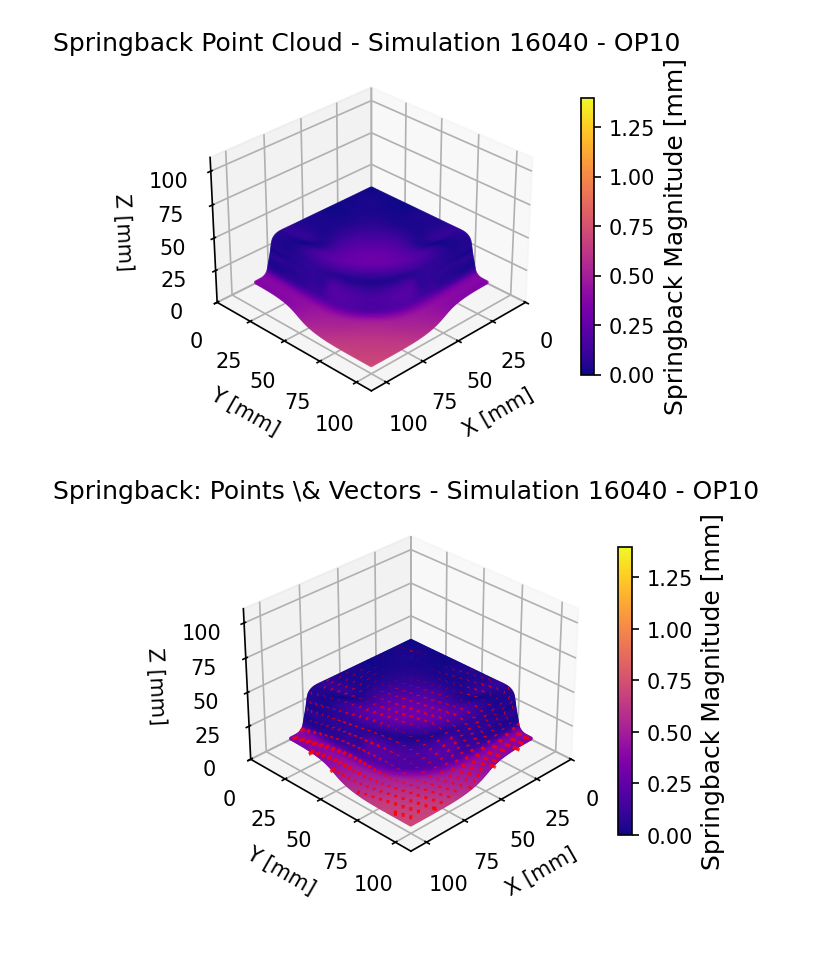
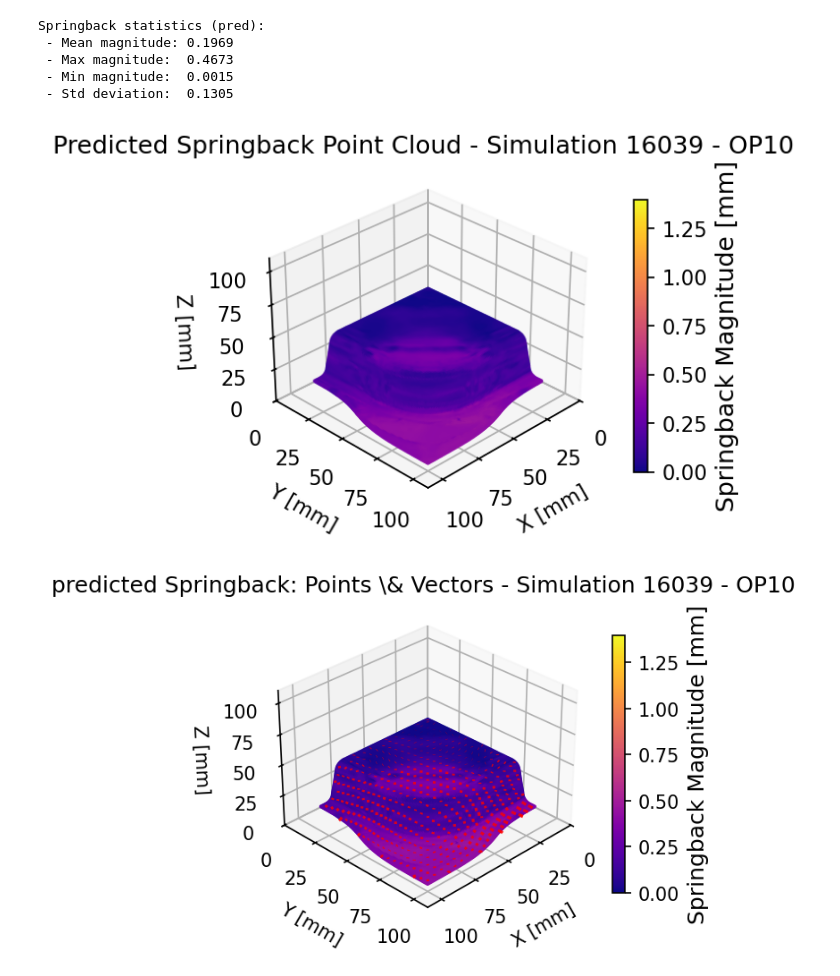
Before and after one commit to Jiang241023/research_project, a Jupyter notebook: hybrid_approach/feature_extraction/feature_display_pointcloud.ipynb, the cells around one changed output. Saved outputs shown, nothing was run; the diff lists cells and outputs as text; code cells hidden in the pictures; blank space fills up the shorter version.

Commit message:
updates for getting predicted springback

```diff
--- a/hybrid_approach/feature_extraction/feature_display_pointcloud.ipynb
+++ b/hybrid_approach/feature_extraction/feature_display_pointcloud.ipynb
@@ -25,7 +25,7 @@ dataset = DDACSDataset(data_dir, "h5")
 print(f"Loaded {len(dataset)} simulations")
 
 # Display sample simulation
-sim_id, metadata, h5_path = dataset[1]
+sim_id, metadata, h5_path = dataset[0]
 print(f"Sample simulation: {sim_id}")
 print(f"File: {h5_path}")
 print(f"Metadata: {metadata}")
@@ -101,3 +177,60 @@ Springback statistics:
+# %%
+import os
+import numpy as np
+
+
+# h5_path = "/path/to/your/file.h5"     #
+OPERATION = 10                        # or 20
+sample_id = "16039"
+pred_dir  = "/home/RUS_CIP/st186731/Grit/GRIT/results/ddacs-node-regression/preds_new/"
+data_root = "/mnt/data/jiang"         # where node_index.npy would live (if present)
+SCALE = 1.0                           # set to 1000.0 if you need m->mm, etc.
+
+# 1) Get mesh (coords + triangles)
+node_coords, triangles = extract_mesh(
+    h5_path, operation=OPERATION, component='blank', timestep=2
+)                                      # node_coords: (N,3)
+
+# 2) Load predicted displacement (N,3)
+pred_path = os.path.join(pred_dir, f"{sample_id}_pred_node_displacement.npy")
+displacement_vectors = np.load(pred_path) * SCALE   # (N,3)
+
+# 2a) If you saved node_index during preprocessing and your mesh is in
+#      the original node order, reorder predictions accordingly:
+idx_path = os.path.join(data_root, f"{sample_id}_node_index.npy")
+if os.path.exists(idx_path):
+    node_index = np.load(idx_path)     # shape (N,)
+    # reorder predictions so they match mesh/node_coords order
+    order = np.argsort(node_index)
+    displacement_vectors = displacement_vectors[order]
+
+# Sanity check
+assert displacement_vectors.shape == node_coords.shape, \
+    f"shape mismatch: preds {displacement_vectors.shape} vs coords {node_coords.shape}"
+
+# 3) Apply displacement
+final_coords = node_coords + displacement_vectors
+
+# 4) Magnitudes for coloring / stats
+displacement_magnitude = np.linalg.norm(displacement_vectors, axis=1)
+
+# 5) Stats
+print("Springback statistics (pred):")
+print(f" - Mean magnitude: {displacement_magnitude.mean():.4f}")
+print(f" - Max magnitude:  {displacement_magnitude.max():.4f}")
+print(f" - Min magnitude:  {displacement_magnitude.min():.4f}")
+print(f" - Std deviation:  {displacement_magnitude.std():.4f}")
+
+# 6) (optional) plotting with your existing routine
+global_springback_min = 0.0
+global_springback_max = 1.4
+# plot_mesh(final_coords, triangles, displacement_magnitude, vmin=global_springback_min, vmax=global_springback_max)
+# %% [output]
+Springback statistics (pred):
+ - Mean magnitude: 0.1969
+ - Max magnitude:  0.4673
+ - Min magnitude:  0.0015
+ - Std deviation:  0.1305
 # %%
 fig = plt.figure(figsize=FIGURE_SIZE, dpi=FIGURE_DPI)
 ax = fig.add_subplot(111, projection="3d")
@@ -118,7 +251,7 @@ cbar.set_label("Springback Magnitude [mm]", fontsize=12)
 ax.set_xlabel("X [mm]")
 ax.set_ylabel("Y [mm]")
 ax.set_zlabel("Z [mm]")
-ax.set_title(f"Springback Point Cloud - Simulation {sim_id} - OP{OPERATION}")
+ax.set_title(f"Predicted Springback Point Cloud - Simulation {sample_id} - OP{OPERATION}")
 
 ax.set_xlim(AXIS_LIMITS)
 ax.set_ylim(AXIS_LIMITS)
@@ -144,36 +277,36 @@ vectors_sub = displacement_vectors[::STEP] * SCALING
 
 ax.quiver(
     coords_sub[:, 0],
     coords_sub[:, 1],
     coords_sub[:, 2],
     vectors_sub[:, 0],
     vectors_sub[:, 1],
     vectors_sub[:, 2],
     color="red",
     alpha=0.8,
     arrow_length_ratio=0.1,
 )
 
 
 sm = plt.cm.ScalarMappable(cmap="plasma", norm=norm)
 cbar = plt.colorbar(sm, ax=ax, shrink=0.8)
 cbar.ax.yaxis.set_major_formatter(ticker.FormatStrFormatter("%.2f"))
 cbar.set_label("Springback Magnitude [mm]", fontsize=12)
 
 ax.set_xlim(AXIS_LIMITS)
 ax.set_ylim(AXIS_LIMITS)
 ax.set_zlim(AXIS_LIMITS)
 ax.view_init(VIEW_ELEVATION, VIEW_AZIMUTH)
 
 ax.set_xlabel("X [mm]")
 ax.set_ylabel("Y [mm]")
 ax.set_zlabel("Z [mm]")
-ax.set_title(f"Springback: Points \& Vectors - Simulation {sim_id} - OP{OPERATION}")
+ax.set_title(f"Predicted Springback: Points \& Vectors - Simulation {sample_id} - OP{OPERATION}")
 
 plt.show()
 # %% [output]
-[figure, old version]
+[figure, new version]
-[figure, old version]
+[figure, new version]
 # %%
 fig = plt.figure(figsize=FIGURE_SIZE, dpi=FIGURE_DPI)
 ax = fig.add_subplot(111, projection="3d")
```
Also changed, not shown: parts of 4 cells of this notebook, 3 other files.
